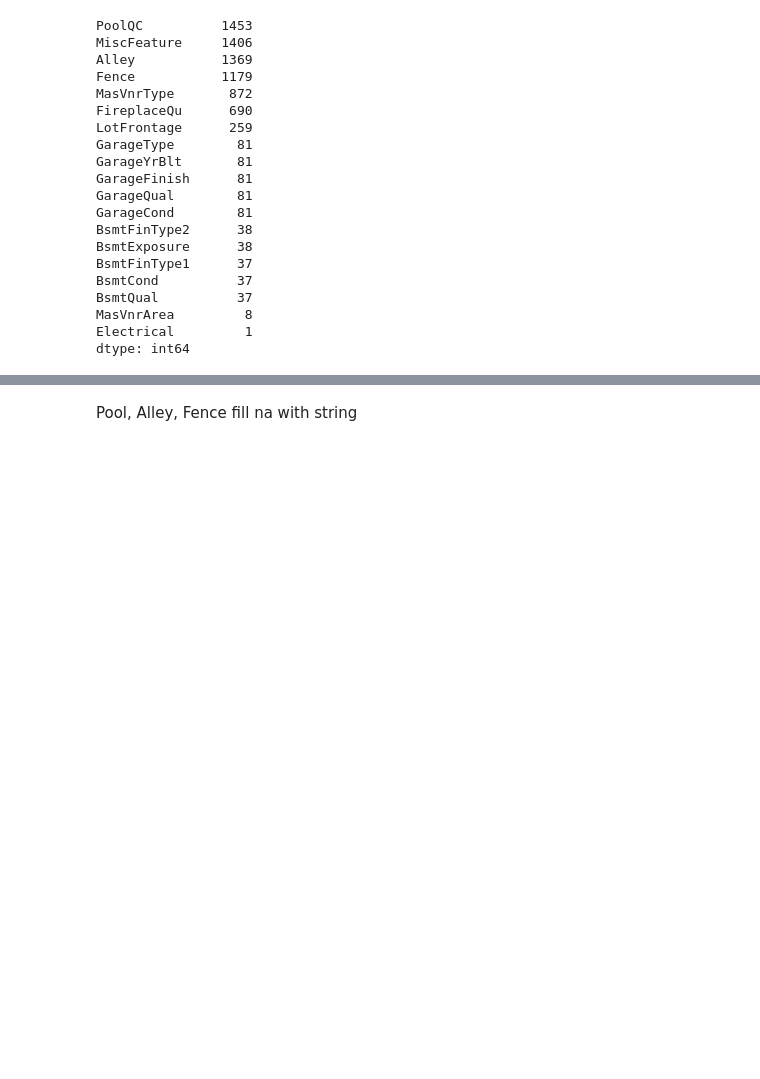
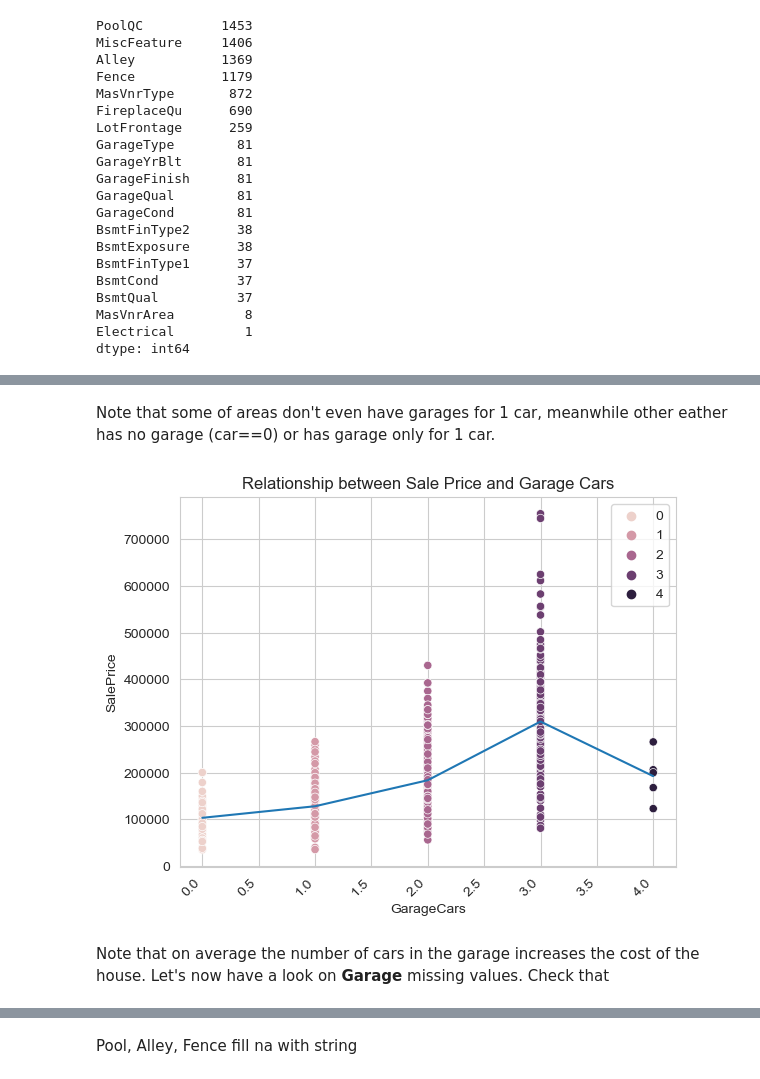
Before and after one commit to anidima/YData_Kaggle_Comp, a Jupyter notebook: EDA.ipynb, the cells around one changed output, grey strips where cells are left out. Saved outputs shown, nothing was run; the diff lists cells and outputs as text; code cells hidden in the pictures; blank space fills up the shorter version.

Commit message:
more EDA with missing_val

```diff
--- a/EDA.ipynb
+++ b/EDA.ipynb
@@ -199,0 +265,16 @@ dtype: int64
+# %% [markdown]
+Note that some of areas don't even have garages for 1 car, meanwhile other eather has no garage (car==0) or has garage only for 1 car.
+# %%
+sns.scatterplot(data=df, x="GarageCars", y="SalePrice", hue='GarageCars').set_title('Relationship between Sale Price and Garage Cars')
+
+mean_prices = df.groupby('GarageCars')['SalePrice'].mean()
+sns.lineplot(x=mean_prices.index, y=mean_prices.values)
+
+
+plt.xticks(rotation=45, ha='right')
+plt.show()
+# %% [output]
+[figure, added]
+# %% [markdown]
+Note that on average the number of cars in the garage increases the cost of the house.
+Let's now have a look on **Garage** missing values. Check that
```
Also changed, not shown: parts of 25 cells of this notebook.
